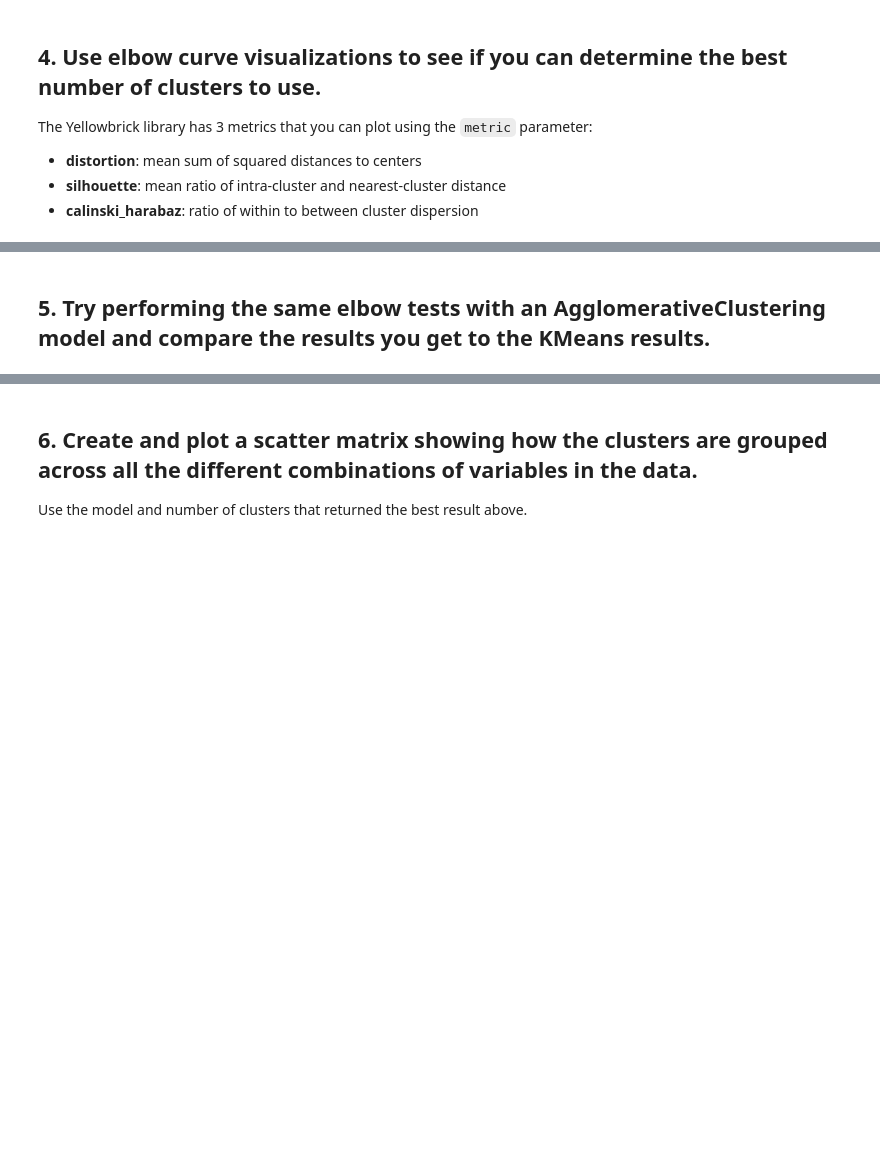
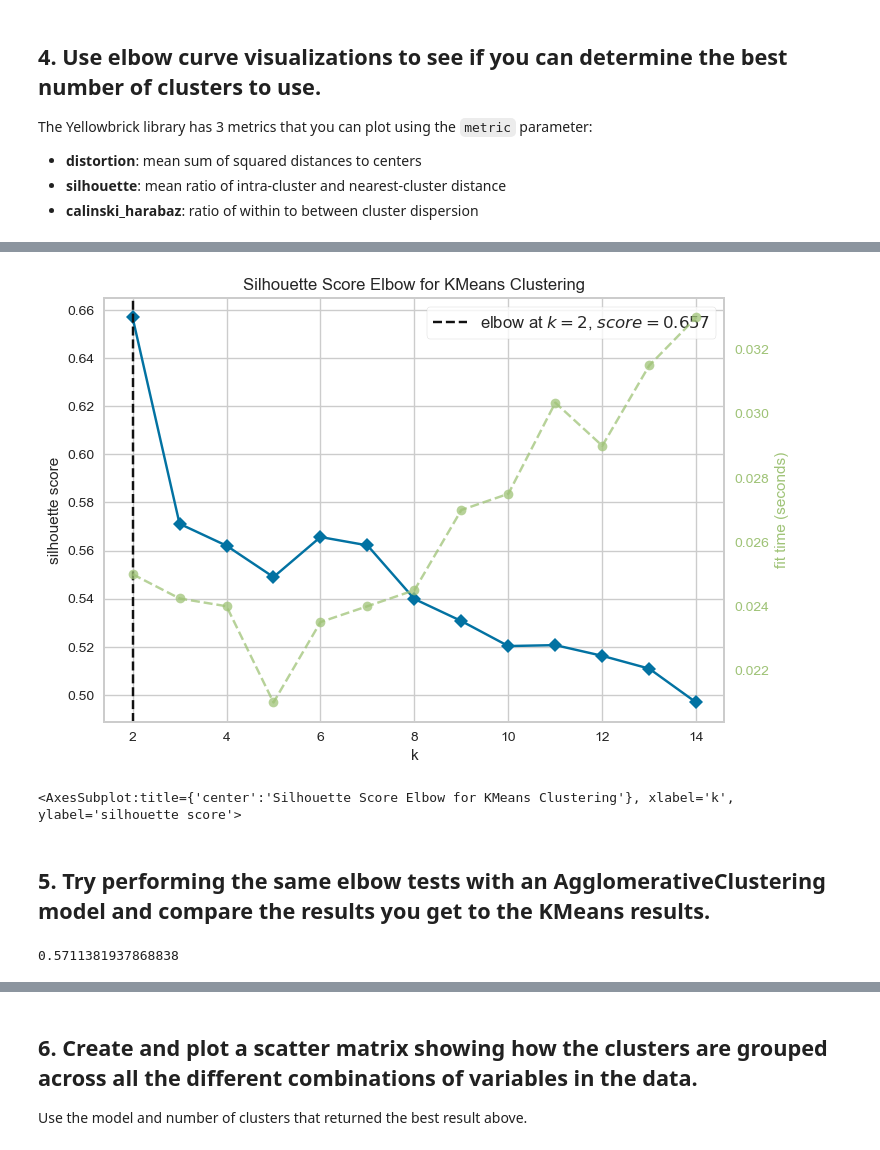
Before and after one commit to Ironhack-Data-Madrid-Abril-2023/7.4-lab_unsupervised_learning_evaluation, a Jupyter notebook: your-code/main.ipynb, the cells around one changed output, grey strips where cells are left out. Cells and saved outputs as stored; diff of their text form; code cells hidden in the pictures; blank space fills up the shorter version.

```diff
--- a/your-code/main.ipynb
+++ b/your-code/main.ipynb
@@ -38,2 +103,24 @@ The Yellowbrick library has 3 metrics that you can plot using the `metric` param
+# %%
+modelo=KMeans()
+
+visual=KElbowVisualizer(modelo, k=(2, 15), metric = 'silhouette')
+
+visual.fit(X)
+
+visual.poof()
+# %% [output]
+[figure, added]
+<AxesSubplot:title={'center':'Silhouette Score Elbow for KMeans Clustering'}, xlabel='k', ylabel='silhouette score'>
 # %% [markdown]
 ## 5. Try performing the same elbow tests with an AgglomerativeClustering model and compare the results you get to the KMeans results.
+# %%
+from sklearn import cluster, datasets
+
+single=cluster.AgglomerativeClustering(n_clusters=3, linkage='single')
+single.fit(X)
+
+y1_pred=single.labels_
+
+silhouette_score(X, y_pred)
+# %% [output]
+0.5711381937868838
```
Also changed, not shown: parts of 10 cells of this notebook.
